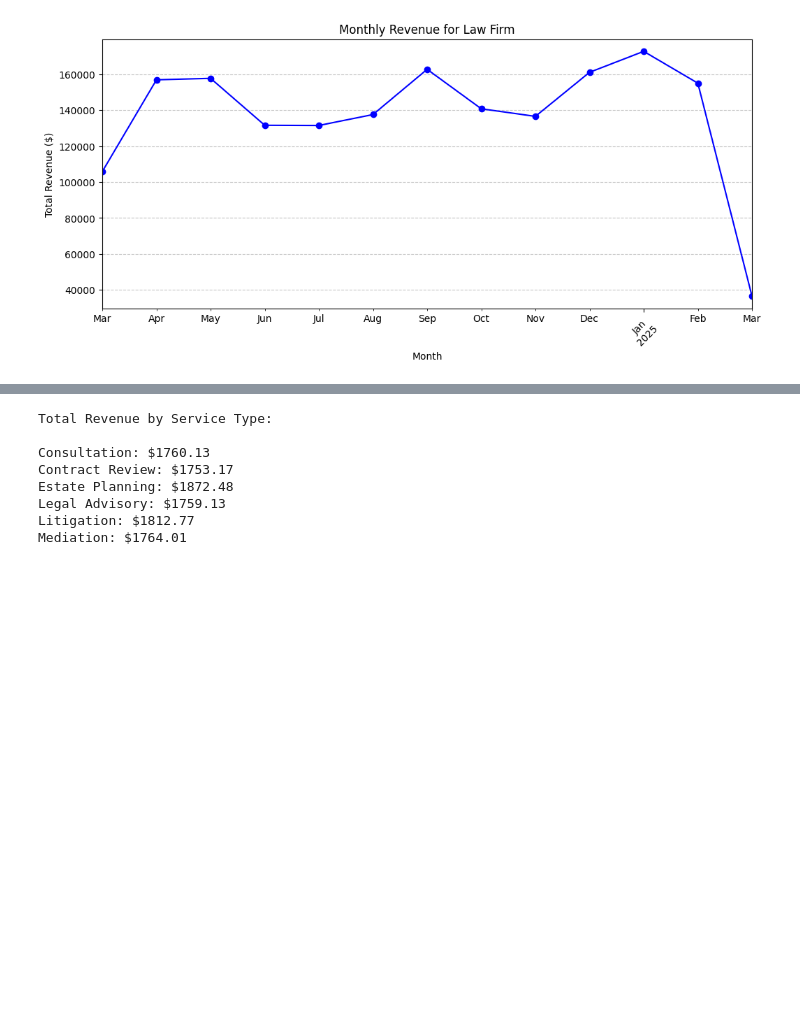
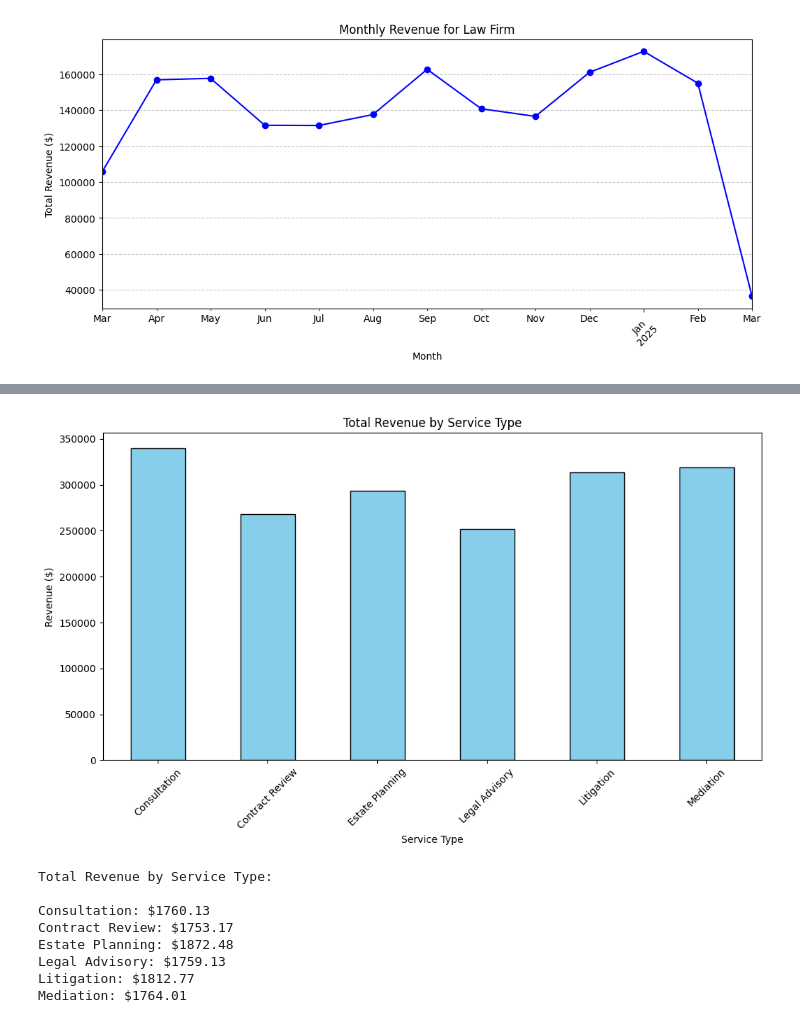
Before and after one commit to shaulamarquez/Python-Project-Portfolio, a Jupyter notebook: Law Sales Analysis/Law Sales Analysis.ipynb, the cells around one changed output, grey strips where cells are left out. Saved outputs shown, nothing was run; the diff lists cells and outputs as text; code cells hidden in the pictures; blank space fills up the shorter version.

```diff
--- a/Law Sales Analysis/Law Sales Analysis.ipynb
+++ b/Law Sales Analysis/Law Sales Analysis.ipynb
@@ -121,0 +162,8 @@ plt.show()
+# %%
+# Group by 'Service Type' and calculate sum revenue
+total_revenue_by_service = df.groupby('Service Type')['Total Fees'].sum()
+
+# Print total revenue per service type correctly
+print("Total Revenue by Service Type:\n")
+for service, revenue in total_revenue_by_service.items():
+    print(f"{service}: ${revenue:.2f}")
@@ -122,3 +179,18 @@ plt.show()
+# %%
+plt.figure(figsize=(12, 6))
+total_revenue_by_service.plot(kind='bar', color='skyblue', edgecolor='black')
+
+# Corrected labels
+plt.title('Total Revenue by Service Type')
+plt.xlabel('Service Type')  # X-axis should be Service Type
+plt.ylabel('Revenue ($)')  # Y-axis should be Avg Revenue
+
+# Rotate x-axis labels for better readability
+plt.xticks(rotation=45)
+
+plt.show()
+# %% [output]
+[figure, added]
 # %%
 # Group by 'Service Type' and calculate average revenue
 revenue_by_service = df.groupby('Service Type')['Total Fees'].mean()
```
Also changed, not shown: parts of 6 cells of this notebook.
